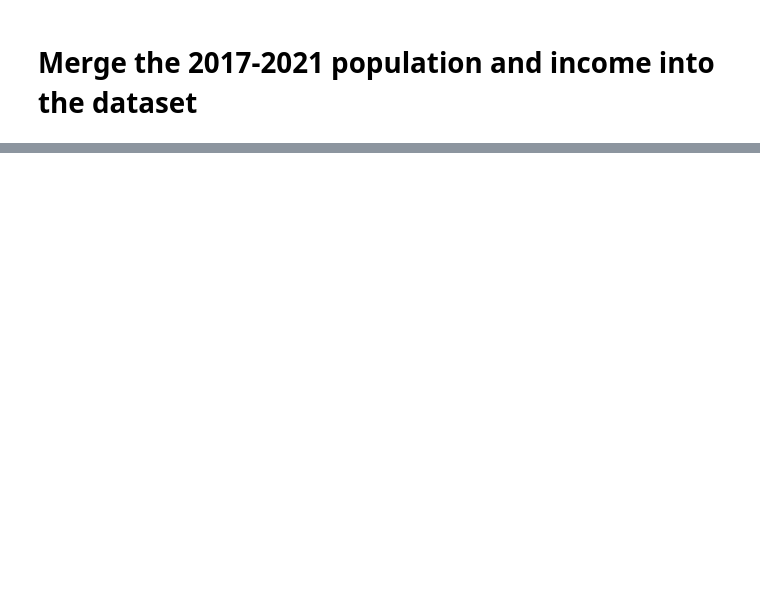
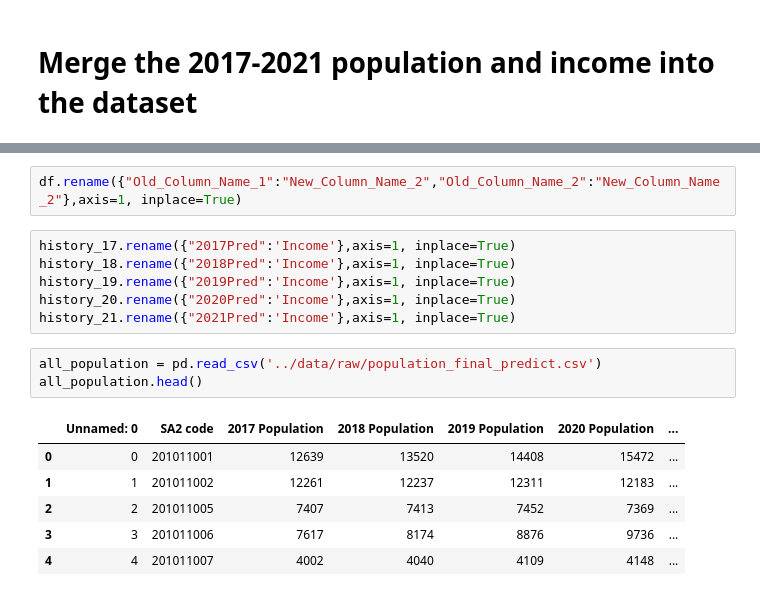
Before and after one commit to MAST30034-Applied-Data-Science/generic-real-estate-consulting-project-group-60, a Jupyter notebook: notebooks/preprocess_history.ipynb, the cells around one changed output, grey strips where cells are left out. Drawn from its saved outputs; the diff is of its cells as text; blank space fills up the shorter version.

```diff
--- a/notebooks/preprocess_history.ipynb
+++ b/notebooks/preprocess_history.ipynb
@@ -190,0 +165,18 @@ history.head()
+# %%
+df.rename({"Old_Column_Name_1":"New_Column_Name_2","Old_Column_Name_2":"New_Column_Name_2"},axis=1, inplace=True)
+# %%
+history_17.rename({"2017Pred":'Income'},axis=1, inplace=True)
+history_18.rename({"2018Pred":'Income'},axis=1, inplace=True)
+history_19.rename({"2019Pred":'Income'},axis=1, inplace=True)
+history_20.rename({"2020Pred":'Income'},axis=1, inplace=True)
+history_21.rename({"2021Pred":'Income'},axis=1, inplace=True)
+# %%
+all_population = pd.read_csv('../data/raw/population_final_predict.csv')
+all_population.head()
+# %% [output]
+|  | Unnamed: 0 | SA2 code | 2017 Population | 2018 Population | 2019 Population | 2020 Population | ... |
+| 0 | 0 | 201011001 | 12639 | 13520 | 14408 | 15472 | ... |
+| 1 | 1 | 201011002 | 12261 | 12237 | 12311 | 12183 | ... |
+| 2 | 2 | 201011005 | 7407 | 7413 | 7452 | 7369 | ... |
+| 3 | 3 | 201011006 | 7617 | 8174 | 8876 | 9736 | ... |
+| 4 | 4 | 201011007 | 4002 | 4040 | 4109 | 4148 | ... |
```
Also changed, not shown: parts of 12 cells of this notebook, 2 other files.
